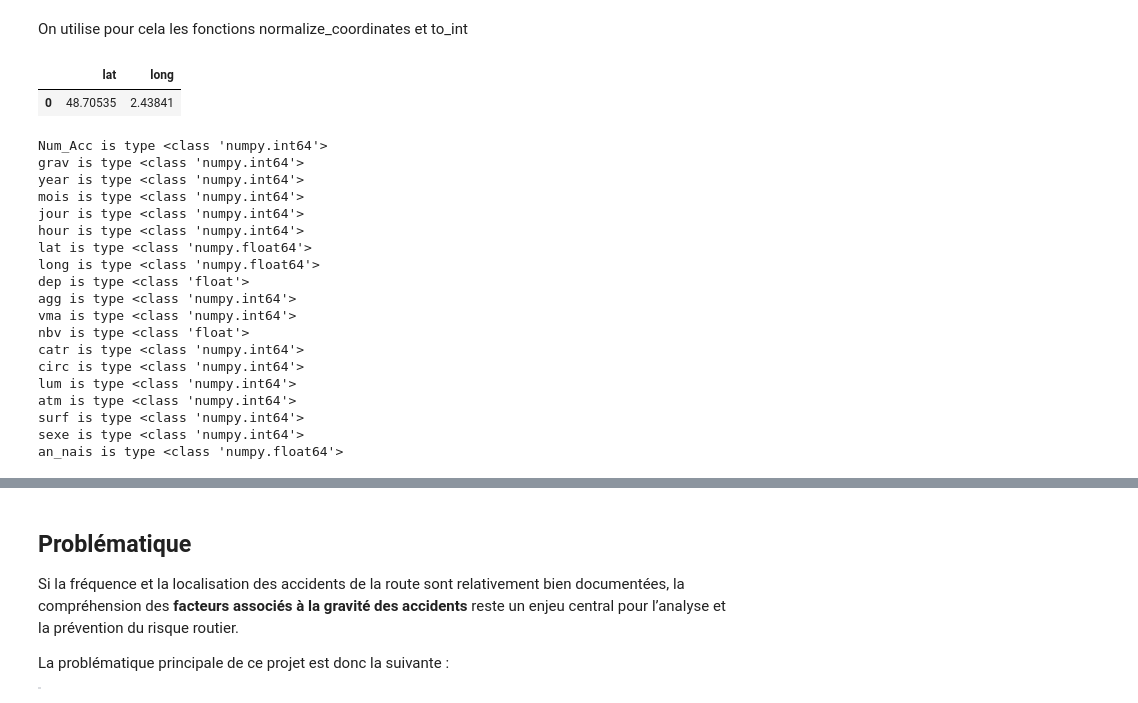
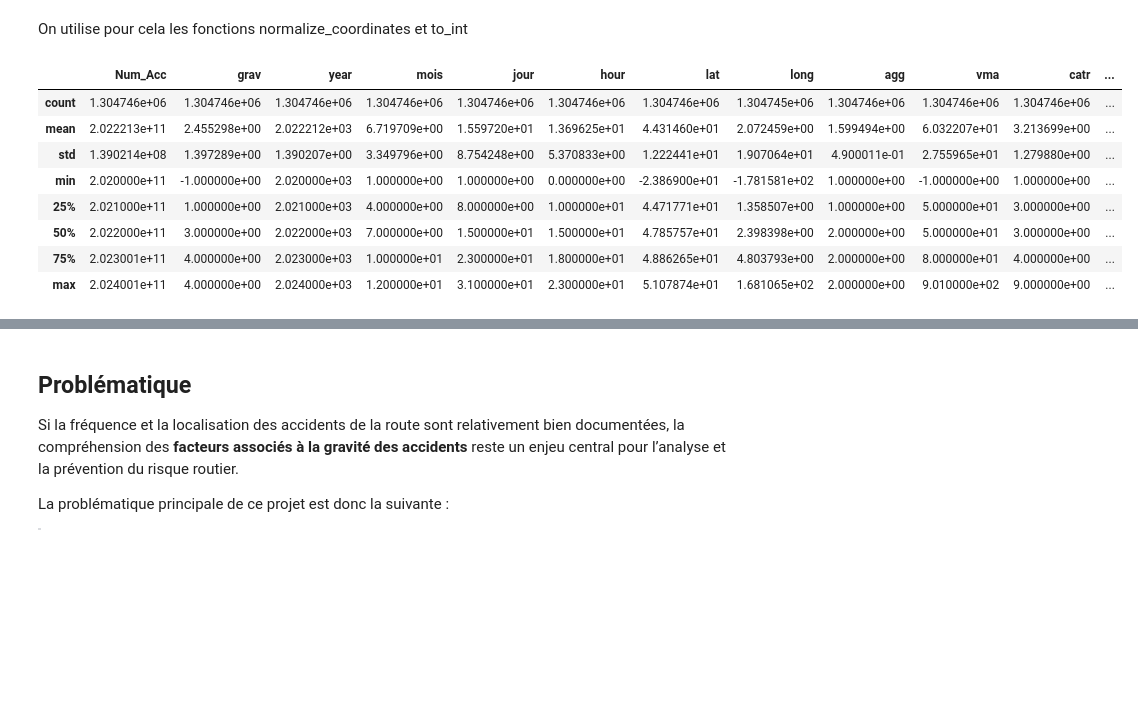
Before and after one commit to apa-afk/ENSAE-2A-S1, a Jupyter notebook: main2.ipynb, the cells around one changed output, grey strips where cells are left out. Cells and saved outputs as stored; diff of their text form; code cells hidden in the pictures; blank space fills up the shorter version.

```diff
--- a/main2.ipynb
+++ b/main2.ipynb
@@ -123,7 +129,10 @@ df.head()
 # %%
+df = BAAC_table.copy()
 df['hour'] = df['hrmn'].apply(graph_baac.hrmn_to_hour)
 
 variables_conservees = ["Num_Acc", "grav", "year", "mois", "jour", "hour", "lat", "long", "dep", "agg",
  "vma", "nbv", "catr", "circ", "lum", "atm", "surf", "sexe", "an_nais"]
 
-df = df[variables_conservees]
+BAAC_table_trie = df[variables_conservees]
+
+BAAC_table_trie.describe()
@@ -185,33 +197,16 @@ for i in range(2020,2025) :
 # %% [markdown]
 On utilise pour cela les fonctions normalize_coordinates et to_int
 # %%
-df = graph_baac.normalize_coordinates(df)
-df[['lat', 'long']].head(1)
+BAAC_table_norm = graph_baac.normalize_coordinates(BAAC_table_trie)
+BAAC_table_norm = graph_baac.to_int(BAAC_table_norm)
+BAAC_table_norm.describe()
 # %% [output]
-|  | lat | long |
-| 0 | 48.70535 | 2.43841 |
+|  | Num_Acc | grav | year | mois | jour | hour | lat | long | agg | vma | catr | ... |
+| count | 1.304746e+06 | 1.304746e+06 | 1.304746e+06 | 1.304746e+06 | 1.304746e+06 | 1.304746e+06 | 1.304746e+06 | 1.304745e+06 | 1.304746e+06 | 1.304746e+06 | 1.304746e+06 | ... |
+| mean | 2.022213e+11 | 2.455298e+00 | 2.022212e+03 | 6.719709e+00 | 1.559720e+01 | 1.369625e+01 | 4.431460e+01 | 2.072459e+00 | 1.599494e+00 | 6.032207e+01 | 3.213699e+00 | ... |
+| std | 1.390214e+08 | 1.397289e+00 | 1.390207e+00 | 3.349796e+00 | 8.754248e+00 | 5.370833e+00 | 1.222441e+01 | 1.907064e+01 | 4.900011e-01 | 2.755965e+01 | 1.279880e+00 | ... |
+| min | 2.020000e+11 | -1.000000e+00 | 2.020000e+03 | 1.000000e+00 | 1.000000e+00 | 0.000000e+00 | -2.386900e+01 | -1.781581e+02 | 1.000000e+00 | -1.000000e+00 | 1.000000e+00 | ... |
+| 25% | 2.021000e+11 | 1.000000e+00 | 2.021000e+03 | 4.000000e+00 | 8.000000e+00 | 1.000000e+01 | 4.471771e+01 | 1.358507e+00 | 1.000000e+00 | 5.000000e+01 | 3.000000e+00 | ... |
+| 50% | 2.022000e+11 | 3.000000e+00 | 2.022000e+03 | 7.000000e+00 | 1.500000e+01 | 1.500000e+01 | 4.785757e+01 | 2.398398e+00 | 2.000000e+00 | 5.000000e+01 | 3.000000e+00 | ... |
+| 75% | 2.023001e+11 | 4.000000e+00 | 2.023000e+03 | 1.000000e+01 | 2.300000e+01 | 1.800000e+01 | 4.886265e+01 | 4.803793e+00 | 2.000000e+00 | 8.000000e+01 | 4.000000e+00 | ... |
+| max | 2.024001e+11 | 4.000000e+00 | 2.024000e+03 | 1.200000e+01 | 3.100000e+01 | 2.300000e+01 | 5.107874e+01 | 1.681065e+02 | 2.000000e+00 | 9.010000e+02 | 9.000000e+00 | ... |
-# %%
-df = graph_baac.to_int(df)
-
-for var in df.columns :
-    print(f'{var} is type {type(df[var].loc[0])}')
-# %% [output]
-Num_Acc is type <class 'numpy.int64'>
-grav is type <class 'numpy.int64'>
-year is type <class 'numpy.int64'>
-mois is type <class 'numpy.int64'>
-jour is type <class 'numpy.int64'>
-hour is type <class 'numpy.int64'>
-lat is type <class 'numpy.float64'>
-long is type <class 'numpy.float64'>
-dep is type <class 'float'>
-agg is type <class 'numpy.int64'>
-vma is type <class 'numpy.int64'>
-nbv is type <class 'float'>
-catr is type <class 'numpy.int64'>
-circ is type <class 'numpy.int64'>
-lum is type <class 'numpy.int64'>
-atm is type <class 'numpy.int64'>
-surf is type <class 'numpy.int64'>
-sexe is type <class 'numpy.int64'>
-an_nais is type <class 'numpy.float64'>
```
Also changed, not shown: parts of 37 cells of this notebook, 2 other files.
